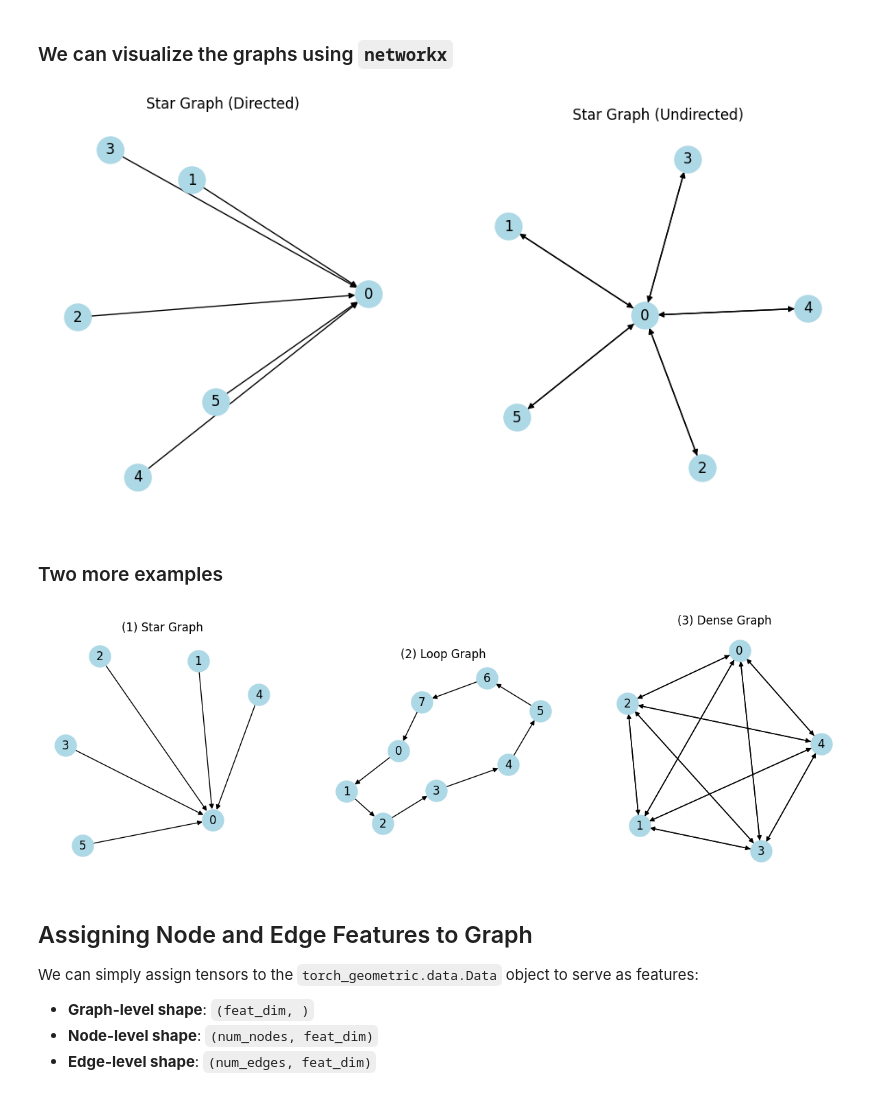
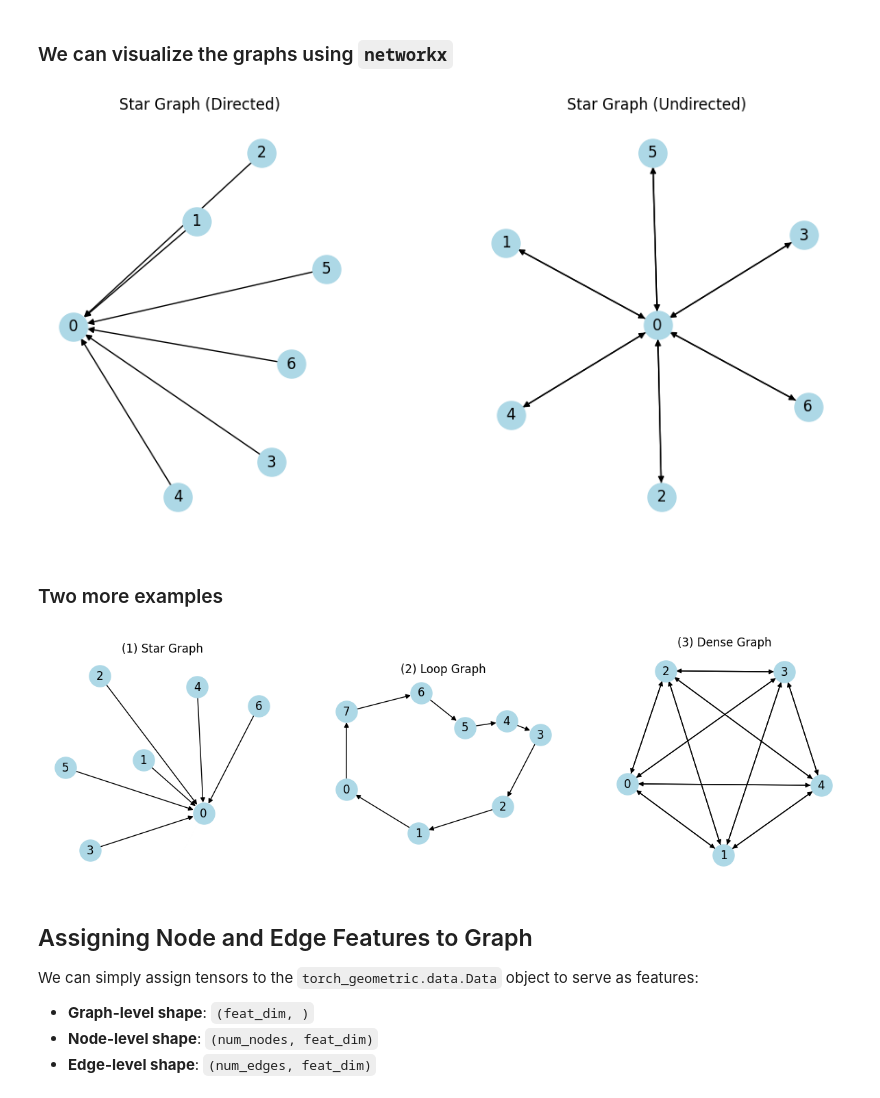
Before and after one commit to WeizmannMLcourse/MLCourse_2026, a Jupyter notebook: Tutorial9_GNN/torch_geometric_intro.ipynb, the cells around one changed output. Drawn from its saved outputs; the diff is of its cells as text; code cells hidden in the pictures.

```diff
--- a/Tutorial9_GNN/torch_geometric_intro.ipynb
+++ b/Tutorial9_GNN/torch_geometric_intro.ipynb
@@ -20,16 +20,16 @@ You can construct a graph by specifying source and destination nodes
 in `edge_index` with shape `[2, num_edges]`. Nodes in the graph have
 consecutive IDs starting from 0.
 # %%
-def get_star_graph(num_nodes=6):
+def get_star_graph(num_nodes=7):
 
     ### Star graph with the center node (0) receiving edges from all other nodes
 
     edge_index = torch.tensor([
-            [1, 2, 3, 4, 5],  # destination node index
-            [0, 0, 0, 0, 0]   # source node index
+            [1, 2, 3, 4, 5, 6],  # destination node index
+            [0, 0, 0, 0, 0, 0]   # source node index
         ])
 
-    return Data(edge_index=edge_index, num_nodes=6)
+    return Data(edge_index=edge_index, num_nodes=7)
 # %%
 star_graph = get_star_graph()
 print(star_graph)
@@ -85,33 +85,37 @@ plot_graph(star_graph_bothways, ax[1])
 ax[1].set_title("Star Graph (Undirected)")
 plt.show()
 # %% [output]
-[figure, old version]
+[figure, new version]
 # %% [markdown]
 ### Two more examples
-# %%
-loop_graph = Data(edge_index=torch.tensor([
-    [0, 1, 2, 3, 4, 5, 6, 7],
-    [1, 2, 3, 4, 5, 6, 7, 0]
-]), num_nodes=8)
+# %%
+### Graph where each node connects to the next one
+def get_loop_graph(num_nodes=8):
+    edges_src = torch.arange(num_nodes)
+    edges_dst = torch.roll(edges_src, shifts=-1)
+    loop_graph = Data(edge_index=torch.stack([edges_dst, edges_src]), num_nodes=num_nodes)
+    return loop_graph
 # %%
 ### Densely connected mesh graph with 5 nodes
-edges_src = torch.arange(5).repeat_interleave(4)
-edges_dst = torch.cat([torch.cat([torch.arange(i), torch.arange(i+1, 5)]) for i in range(5)])
-dense_graph = Data(edge_index=torch.stack([edges_src, edges_dst]), num_nodes=5)
+def get_dense_graph(num_nodes=5):
+    edges_src = torch.arange(num_nodes).repeat_interleave(num_nodes - 1)
+    edges_dst = torch.cat([torch.cat([torch.arange(i), torch.arange(i+1, num_nodes)]) for i in range(num_nodes)])
+    dense_graph = Data(edge_index=torch.stack([edges_src, edges_dst]), num_nodes=num_nodes)
+    return dense_graph
 # %%
 fig, axes = plt.subplots(1, 3, figsize=(15, 5))
 
 graph_collection = {
     "Star Graph": star_graph,
-    "Loop Graph": loop_graph,
-    "Dense Graph": dense_graph
+    "Loop Graph": get_loop_graph(),
+    "Dense Graph": get_dense_graph()
 }
 
 for i, (name, g_) in enumerate(graph_collection.items()):
     axes[i].set_title(f"({i+1}) {name}")
     plot_graph(g_, axes[i])
 # %% [output]
-[figure, old version]
+[figure, new version]
 # %% [markdown]
 Assigning Node and Edge Features to Graph
 -----------------------------------------
```
Also changed, not shown: parts of 20 cells of this notebook.
